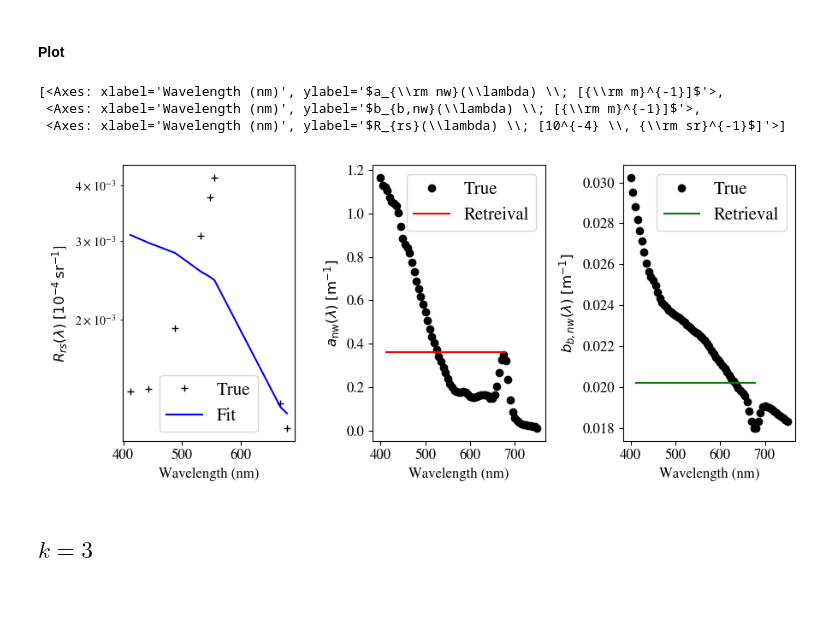
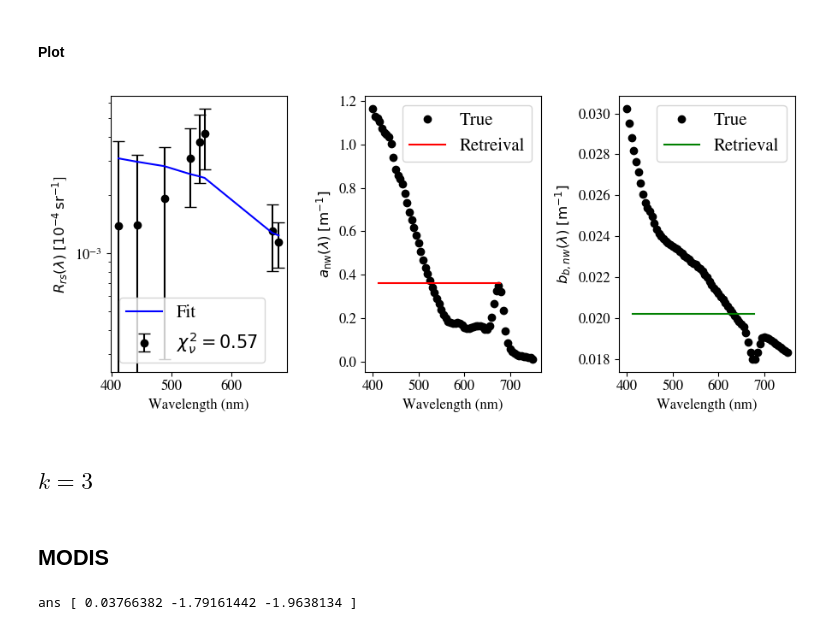
Before and after one commit to ocean-colour/bing, a Jupyter notebook: papers/phytoplankton/Analysis/ZP_Lee.ipynb, the cells around one changed output. Drawn from its saved outputs; the diff is of its cells as text; code cells hidden in the pictures; blank space fills up the shorter version.

```diff
--- a/papers/phytoplankton/Analysis/ZP_Lee.ipynb
+++ b/papers/phytoplankton/Analysis/ZP_Lee.ipynb
@@ -244,5 +244,18 @@ def init_guess(models, anw, bbnw):
     return p0
 # %% [markdown]
 # Fit
+# %%
+def grab_items(aidx:int, satellite:str):
+    if aidx == 1:
+        anw, bbnw = anw_1, bbnw_1
+        Rrs = modis_Rrs_1 if satellite == 'MODIS' else pace_Rrs_1
+    elif aidx == 2:
+        anw, bbnw = anw_2, bbnw_2
+        Rrs = modis_Rrs_2 if satellite == 'MODIS' else pace_Rrs_2
+
+    if satellite == 'MODIS':
+        varRrs = modis_varRrs
+
+    return anw, bbnw, Rrs, varRrs
 # %%
 def fit_one(models, aidx, satellite): #Rrs, varRrs, anw, bbnw):
@@ -263,10 +272,11 @@ def fit_one(models, aidx, satellite): #Rrs, varRrs, anw, bbnw):
     return ans, cov
 # %%
-def plot_one():
+def plot_one(models, ans, aidx, satellite:str):
+    anw, bbnw, Rrs, varRrs = grab_items(aidx, satellite)
     bing_plot.show_fit(models, ans, None, None,
                    figsize=(9,4),
-                   Rrs_true=dict(wave=modis_models_2[0].wave, spec=modis_Rrs_1),
+                   Rrs_true=dict(wave=models[0].wave, spec=Rrs, var=varRrs),
                    #Rrs_true=dict(wave=df_lee.wave, spec=gordon_Rrs_1),
-                   anw_true=dict(wave=df_lee.wave, spec=anw_1),
-                   bbnw_true=dict(wave=df_lee.wave, spec=bbnw_1),
+                   anw_true=dict(wave=df_lee.wave, spec=anw),
+                   bbnw_true=dict(wave=df_lee.wave, spec=bbnw),
                    )
@@ -279,17 +292,15 @@ ans_modis_21, cov_modis_21 = fit_one(modis_models_2, 1, 'MODIS')
 # %% [markdown]
 #### Plot
 # %%
-bing_plot.show_fit(modis_models_2, ans_21, None, None,
-                   figsize=(9,4),
-                   Rrs_true=dict(wave=modis_models_2[0].wave, spec=modis_Rrs_1),
-                   #Rrs_true=dict(wave=df_lee.wave, spec=gordon_Rrs_1),
-                   anw_true=dict(wave=df_lee.wave, spec=anw_1),
-                   bbnw_true=dict(wave=df_lee.wave, spec=bbnw_1),
-                   )
+reload(bing_plot)
+plot_one(modis_models_2, ans_21, 1, 'MODIS')
 # %% [output]
-[<Axes: xlabel='Wavelength (nm)', ylabel='$a_{\\rm nw}(\\lambda) \\; [{\\rm m}^{-1}]$'>,
- <Axes: xlabel='Wavelength (nm)', ylabel='$b_{b,nw}(\\lambda) \\; [{\\rm m}^{-1}]$'>,
- <Axes: xlabel='Wavelength (nm)', ylabel='$R_{rs}(\\lambda) \\; [10^{-4} \\, {\\rm sr}^{-1}$]'>]
-[figure, old version]
+[figure, new version]
 # %% [markdown]
 ## $k=3$
+# %% [markdown]
+## MODIS
+# %%
+ans_modis_31, cov_modis_31 = fit_one(modis_models_3, 1, 'MODIS')
+# %% [output]
+ans [ 0.03766382 -1.79161442 -1.9638134 ]
```
Also changed, not shown: parts of 3 cells of this notebook, 1 other file.
